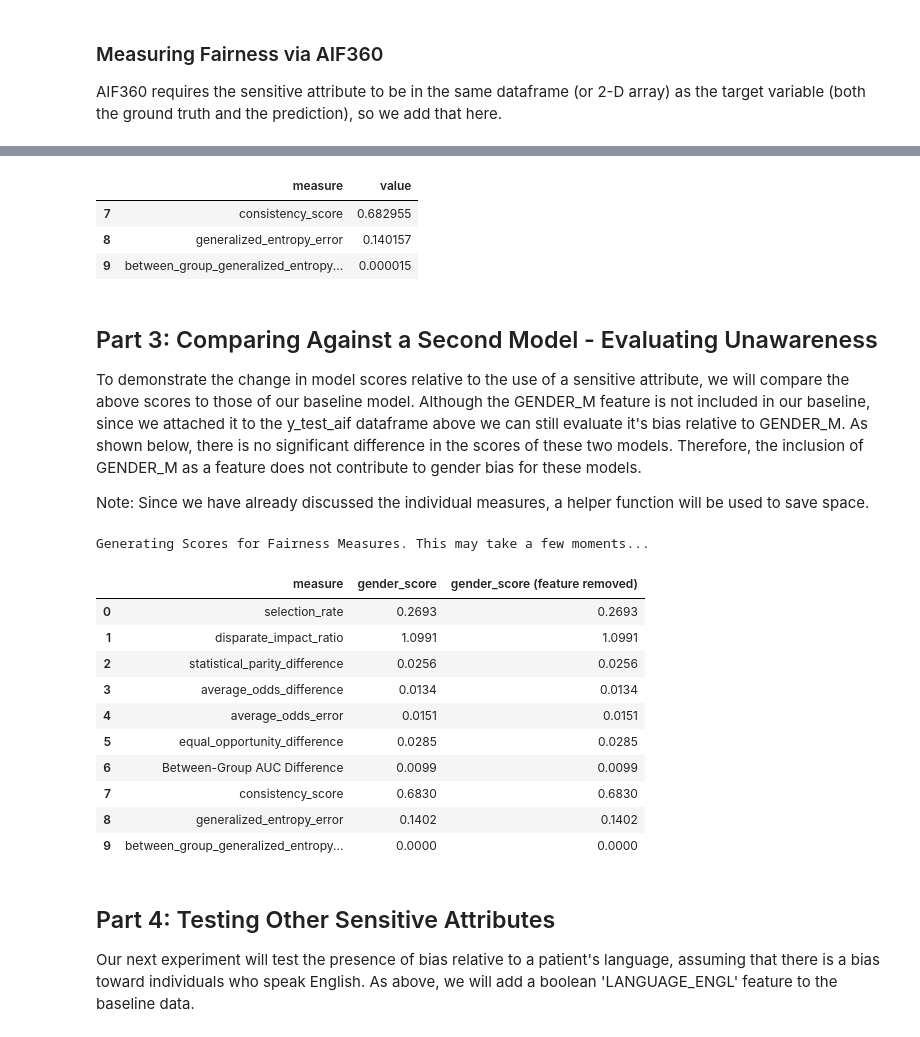
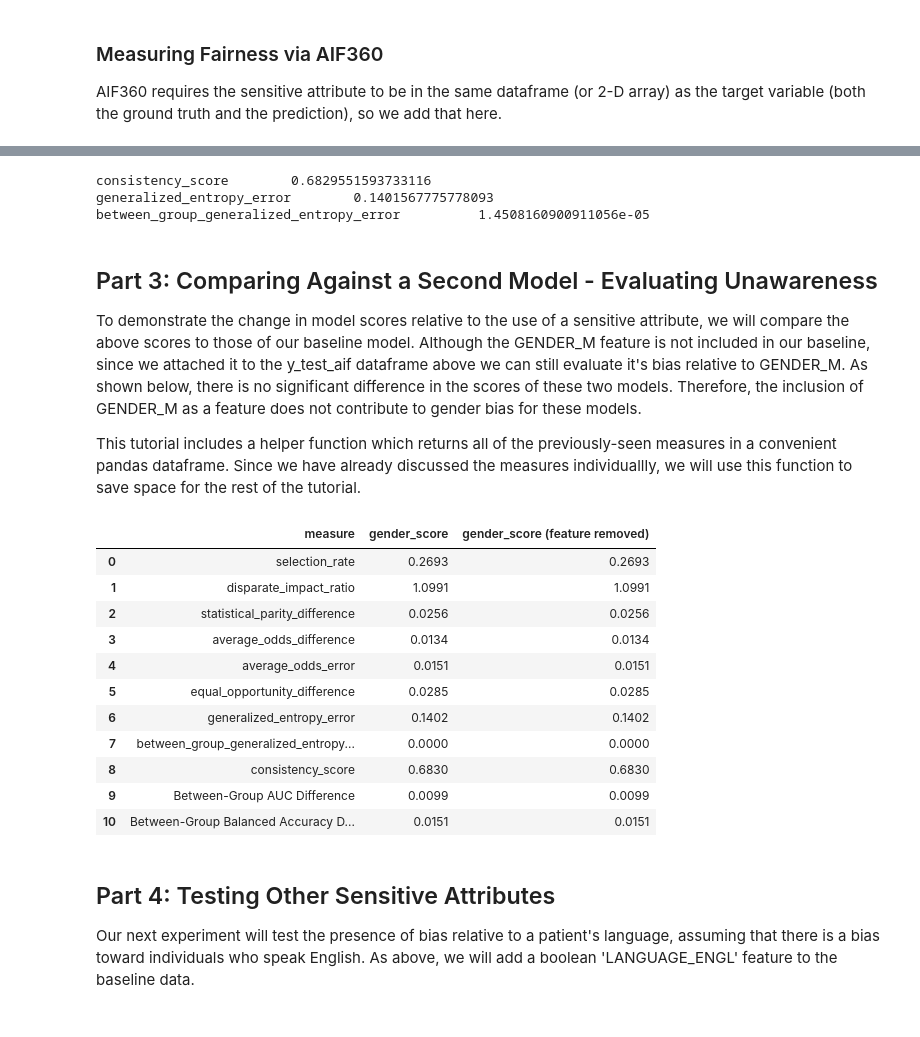
Before and after one commit to KenSciResearch/fairMLHealth, a Jupyter notebook: kdd_fairness_bias/kdd_fairness_in_healthcare_tutorial.ipynb, the cells around one changed output, grey strips where cells are left out. Cells and saved outputs as stored; diff of their text form; code cells hidden in the pictures.

```diff
--- a/kdd_fairness_bias/kdd_fairness_in_healthcare_tutorial.ipynb
+++ b/kdd_fairness_bias/kdd_fairness_in_healthcare_tutorial.ipynb
@@ -230,42 +258,48 @@ Between Group Generalized Entropy Error = Calculates the GE of the set of mean e
 # %%
-model_scores.loc[7] = ['consistency_score', consistency_score(X_test_gender, y_pred_gender)]
-model_scores.loc[8] = ['generalized_entropy_error', generalized_entropy_error(y_test['los_binary'], y_pred_gender)]
-model_scores.loc[9] = ['between_group_generalized_entropy_error',
-                            between_group_generalized_entropy_error(y_test_aif, y_pred_aif, prot_attr=['GENDER_M'])]
-model_scores.tail(3)
+print('consistency_score', '\t',
+      consistency_score(X_test_gender, y_pred_gender)
+     )
+print('generalized_entropy_error', '\t',
+      generalized_entropy_error(y_test['los_binary'], y_pred_gender)
+     )
+print('between_group_generalized_entropy_error', '\t',
+      between_group_generalized_entropy_error(y_test_aif, y_pred_aif, prot_attr=['GENDER_M'])
+     )
 # %% [output]
-|  | measure | value |
-| 7 | consistency_score | 0.682955 |
-| 8 | generalized_entropy_error | 0.140157 |
-| 9 | between_group_generalized_entropy... | 0.000015 |
+consistency_score        0.6829551593733116
+generalized_entropy_error        0.1401567775778093
+between_group_generalized_entropy_error          1.4508160900911056e-05
 # %% [markdown]
 ## Part 3: Comparing Against a Second Model - Evaluating Unawareness
 <a class="anchor" id="part3"></a>
 
 To demonstrate the change in model scores relative to the use of a sensitive attribute, we will compare the above scores to those of our baseline model. Although the GENDER_M feature is not included in our baseline, since we attached it to the y_test_aif dataframe above we can still evaluate it's bias relative to GENDER_M. As shown below, there is no significant difference in the scores of these two models. Therefore, the inclusion of GENDER_M as a feature does not contribute to gender bias for these models.
 
-Note: Since we have already discussed the individual measures, a helper function will be used to save space.
+This tutorial includes a helper function which returns all of the previously-seen measures in a convenient pandas dataframe. Since we have already discussed the measures individuallly, we will use this function  to save space for the rest of the tutorial.
-# %%
-# Measure Values for Baseline Model, Relative to Patient Gender
-new_scores = tutorial_helpers.get_aif360_measures_df(X_test_gender, y_test, baseline_y_pred, baseline_y_prob, sensitive_attributes=['GENDER_M'])
-# %% [output]
-Generating Scores for Fairness Measures. This may take a few moments...
-# %%
-comparison = model_scores.rename(columns={'value':'gender_score'}
-                                ).merge(new_scores.rename(columns={'value':'gender_score (feature removed)'}))
-comparison.round(4)
-# %% [output]
-|  | measure | gender_score | gender_score (feature removed) |
-| 0 | selection_rate | 0.2693 | 0.2693 |
-| 1 | disparate_impact_ratio | 1.0991 | 1.0991 |
-| 2 | statistical_parity_difference | 0.0256 | 0.0256 |
-| 3 | average_odds_difference | 0.0134 | 0.0134 |
-| 4 | average_odds_error | 0.0151 | 0.0151 |
-| 5 | equal_opportunity_difference | 0.0285 | 0.0285 |
-| 6 | Between-Group AUC Difference | 0.0099 | 0.0099 |
-| 7 | consistency_score | 0.6830 | 0.6830 |
-| 8 | generalized_entropy_error | 0.1402 | 0.1402 |
-| 9 | between_group_generalized_entropy... | 0.0000 | 0.0000 |
+# %%
+# Use Tutorial Helper Function to Generate Dataframe of Measure Values for Gender-Included Model, Relative to Patient Gender
+gender_scores = tutorial_helpers.get_aif360_measures_df(X_test_gender, y_test, y_pred_gender, y_prob_gender, sensitive_attributes=['GENDER_M'])
+
+# Use Tutorial Helper Function to Generate Dataframe of Measure Values for Baseline Model, Relative to Patient Gender
+baseline_scores = tutorial_helpers.get_aif360_measures_df(X_test_gender, y_test, baseline_y_pred, baseline_y_prob, sensitive_attributes=['GENDER_M'])
+
+# Merge Results to Compare Values
+comparison = gender_scores.rename(columns={'value':'gender_score'}
+                                ).merge(baseline_scores.rename(columns={'value':'gender_score (feature removed)'}))
+comparison.round(4)
+# %% [output]
+|  | measure | gender_score | gender_score (feature removed) |
+| 0 | selection_rate | 0.2693 | 0.2693 |
+| 1 | disparate_impact_ratio | 1.0991 | 1.0991 |
+| 2 | statistical_parity_difference | 0.0256 | 0.0256 |
+| 3 | average_odds_difference | 0.0134 | 0.0134 |
+| 4 | average_odds_error | 0.0151 | 0.0151 |
+| 5 | equal_opportunity_difference | 0.0285 | 0.0285 |
+| 6 | generalized_entropy_error | 0.1402 | 0.1402 |
+| 7 | between_group_generalized_entropy... | 0.0000 | 0.0000 |
+| 8 | consistency_score | 0.6830 | 0.6830 |
+| 9 | Between-Group AUC Difference | 0.0099 | 0.0099 |
+| 10 | Between-Group Balanced Accuracy D... | 0.0151 | 0.0151 |
 # %% [markdown]
 ## Part 4: Testing Other Sensitive Attributes
 
```
Also changed, not shown: parts of 30 cells of this notebook, 3 other files.
